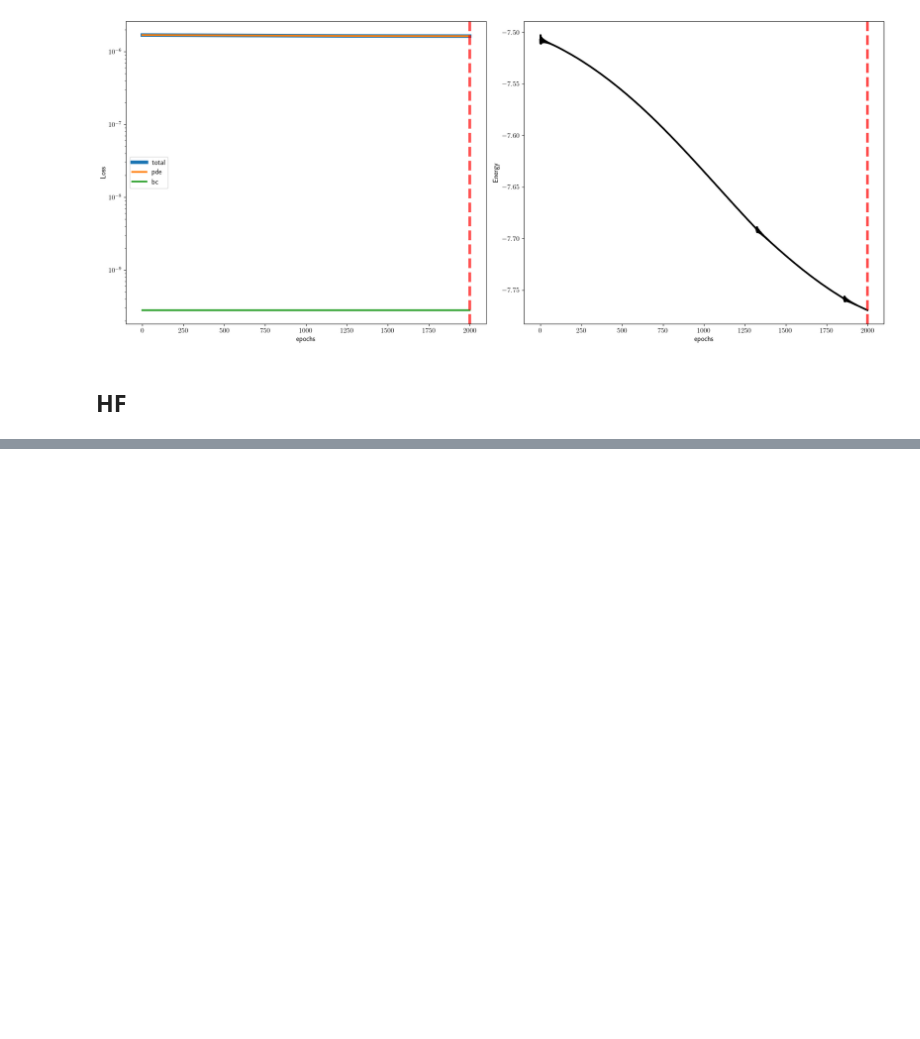
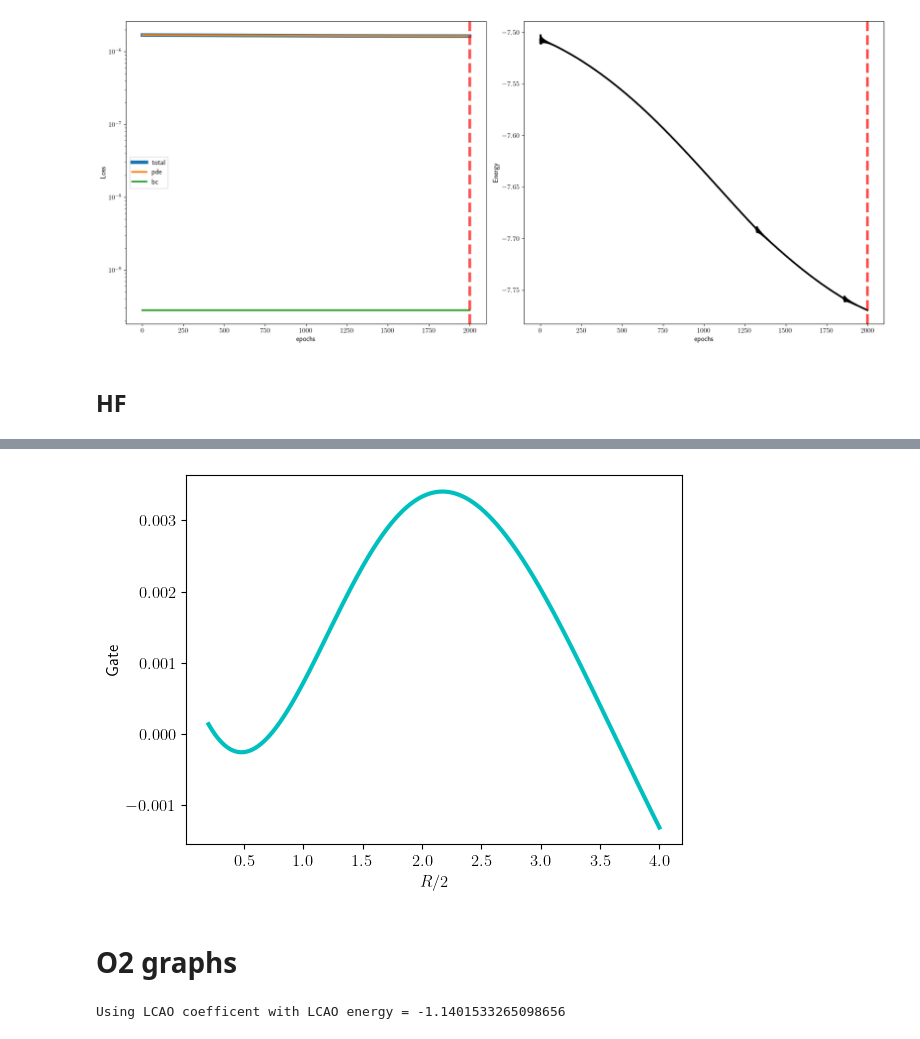
Before and after one commit to eh18445/MSc-Project, a Jupyter notebook: 2_atoms_notebook.ipynb, the cells around one changed output, grey strips where cells are left out. Drawn from its saved outputs; the diff is of its cells as text; code cells hidden in the pictures; blank space fills up the shorter version.

```diff
--- a/2_atoms_notebook.ipynb
+++ b/2_atoms_notebook.ipynb
@@ -1688,0 +1578,10 @@ FileNotFoundError: [Errno 2] No such file or directory: 'figure/fig_O2.pdf'
+# %%
+
+# Gate
+#plt.subplot2grid( (4,4), (3,0), colspan=2 ,  sharex=ax1)
+Rg, gate = returnGate()
+axG = plt.plot(Rg, gate, 'c', linewidth=lineW)
+plt.ylabel('Gate'); plt.xlabel("$R/2$"); plt.xticks( np.arange(0.5,4.5,0.5))
+plt.show()
+# %% [output]
+[figure, added]
@@ -1688,0 +1641,20 @@ FileNotFoundError: [Errno 2] No such file or directory: 'figure/fig_O2.pdf'
+# %% [markdown]
+# O2 graphs
+# %%
+model2 = NN_atom(params)
+n_points = params['n_train']
+x,y,z,R = sampling(params,n_points,linearSampling=True)
+_, _, orbArray = model2.atomicUnit(x,y,z,R)
+E, c = calculate_LCAO_constants(x,y,z,R,orbArray)
+#print('Min energy:',torch.min(E.real),torch.argmin(E.real))
+#c = c[:,torch.argmin(E.real)]
+#c = c[:,params['c_i']]
+E = E.real
+E_want = torch.sort(E)[0][params['c_i']]   #selects energy based on c_i
+print('Using LCAO coefficent with LCAO energy = {}'.format(E_want))
+c_want = int((E == E_want).nonzero(as_tuple=True)[0])  #finds c index we want to use
+c = c[:,c_want]
+c = c.reshape((-1,1))
+c = c.detach()
+# %% [output]
+Using LCAO coefficent with LCAO energy = -1.1401533265098656
```
Also changed, not shown: parts of 28 cells of this notebook, 8 other files.
